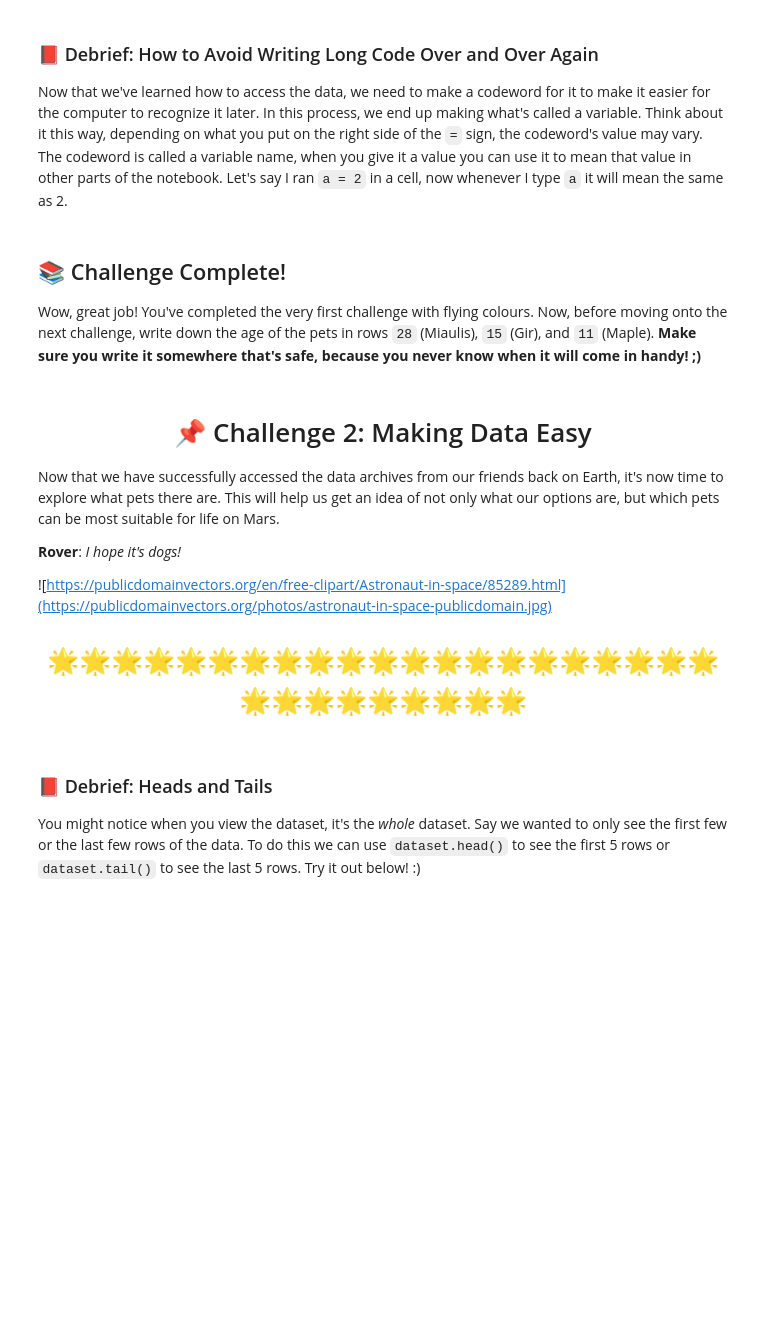
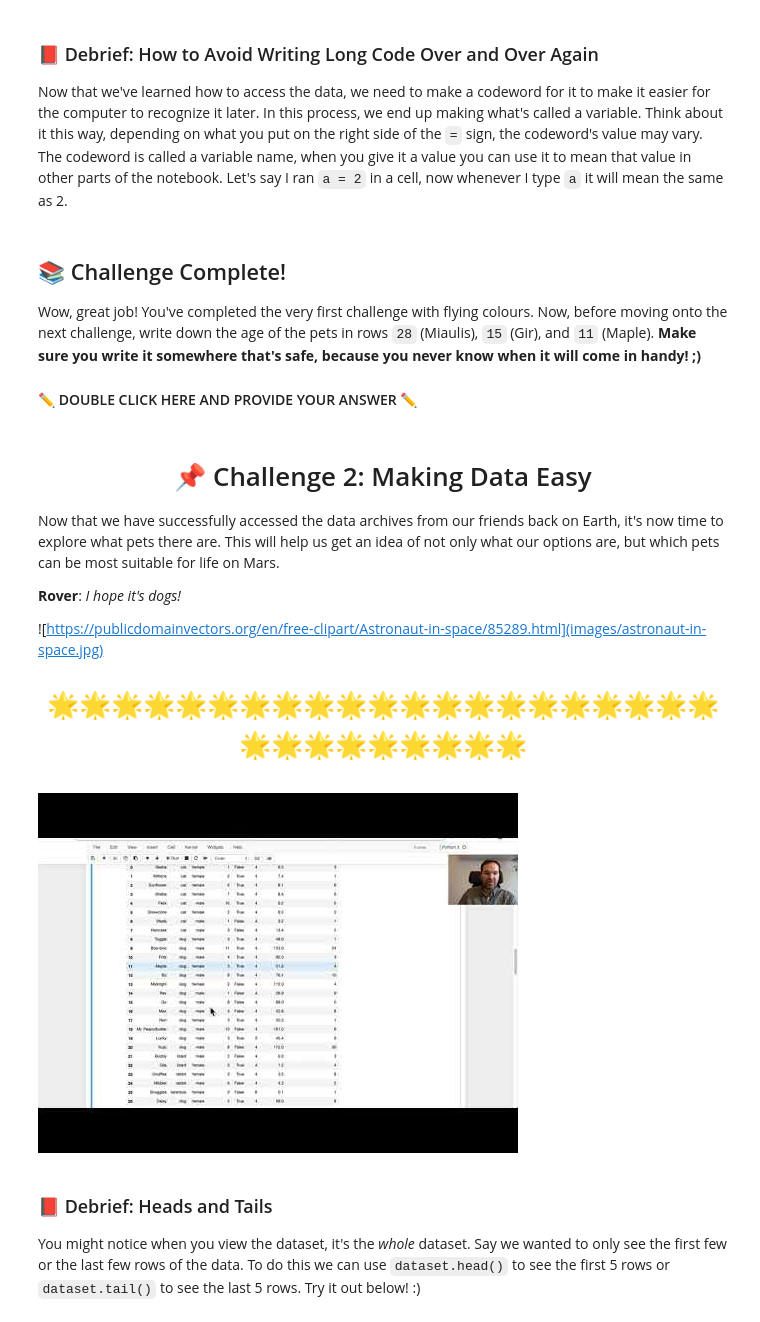
Before and after one commit to callysto/hackathon, a Jupyter notebook: SustainabilityOnMars/GuidedNotebooks/pets-in-space/pets-in-space.ipynb, the cells around one changed output. Cells and saved outputs as stored; diff of their text form; code cells hidden in the pictures; blank space fills up the shorter version.

```diff
--- a/SustainabilityOnMars/GuidedNotebooks/pets-in-space/pets-in-space.ipynb
+++ b/SustainabilityOnMars/GuidedNotebooks/pets-in-space/pets-in-space.ipynb
@@ -63,6 +71,8 @@ i.challenge1c()
 # %% [markdown]
 ## 📚 Challenge Complete!
 Wow, great job! You've completed the very first challenge with flying colours. Now, before moving onto the next challenge, write down the age of the pets in rows `28` (Miaulis), `15` (Gir), and `11` (Maple). **Make sure you write it somewhere that's safe, because you never know when it will come in handy! ;)**
+
+#### ✏️    DOUBLE CLICK HERE AND PROVIDE YOUR ANSWER    ✏️
 # %% [markdown]
 # <p style="text-align: center;">  📌 Challenge 2: Making Data Easy </p>
 
@@ -70,12 +80,14 @@ Now that we have successfully accessed the data archives from our friends back o
 
 **Rover**: *I hope it's dogs!*
 
-![https://publicdomainvectors.org/en/free-clipart/Astronaut-in-space/85289.html](https://publicdomainvectors.org/photos/astronaut-in-space-publicdomain.jpg)
+![https://publicdomainvectors.org/en/free-clipart/Astronaut-in-space/85289.html](images/astronaut-in-space.jpg)
 
 # <p style="text-align: center;"> 🌟🌟🌟🌟🌟🌟🌟🌟🌟🌟🌟🌟🌟🌟🌟🌟🌟🌟🌟🌟🌟🌟🌟🌟🌟🌟🌟🌟🌟🌟 </p>
 # %%
 #❗️Run this cell
-display(IFrame('https://www.youtube.com/embed/gCcyJdQyvjo', width=960, height=515))
+YouTubeVideo('gCcyJdQyvjo')
+# %% [output]
+[figure, added]
 # %% [markdown]
 
 ### 📕 Debrief: Heads and Tails
```
Also changed, not shown: parts of 27 cells of this notebook, 15 other files.
